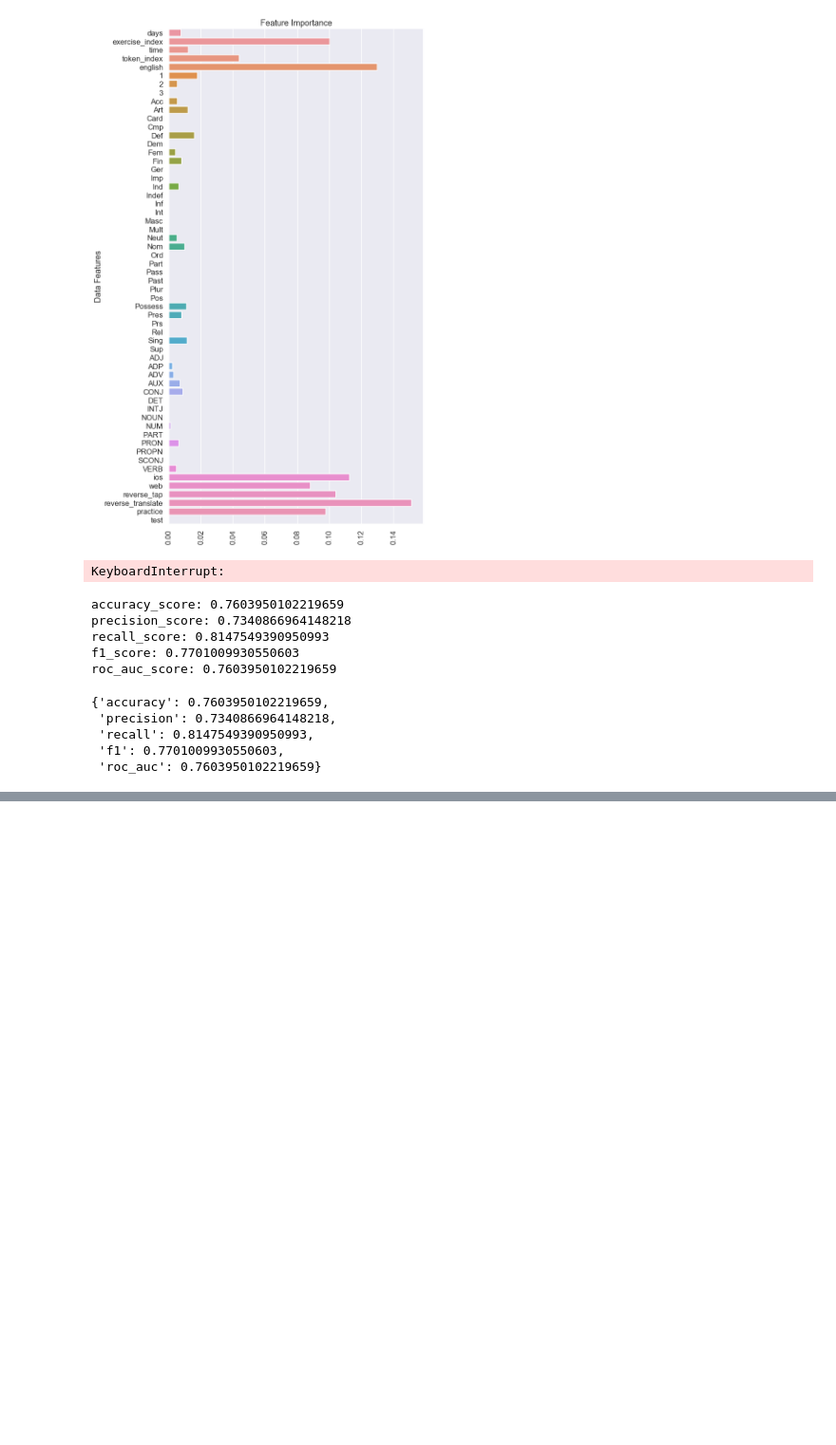
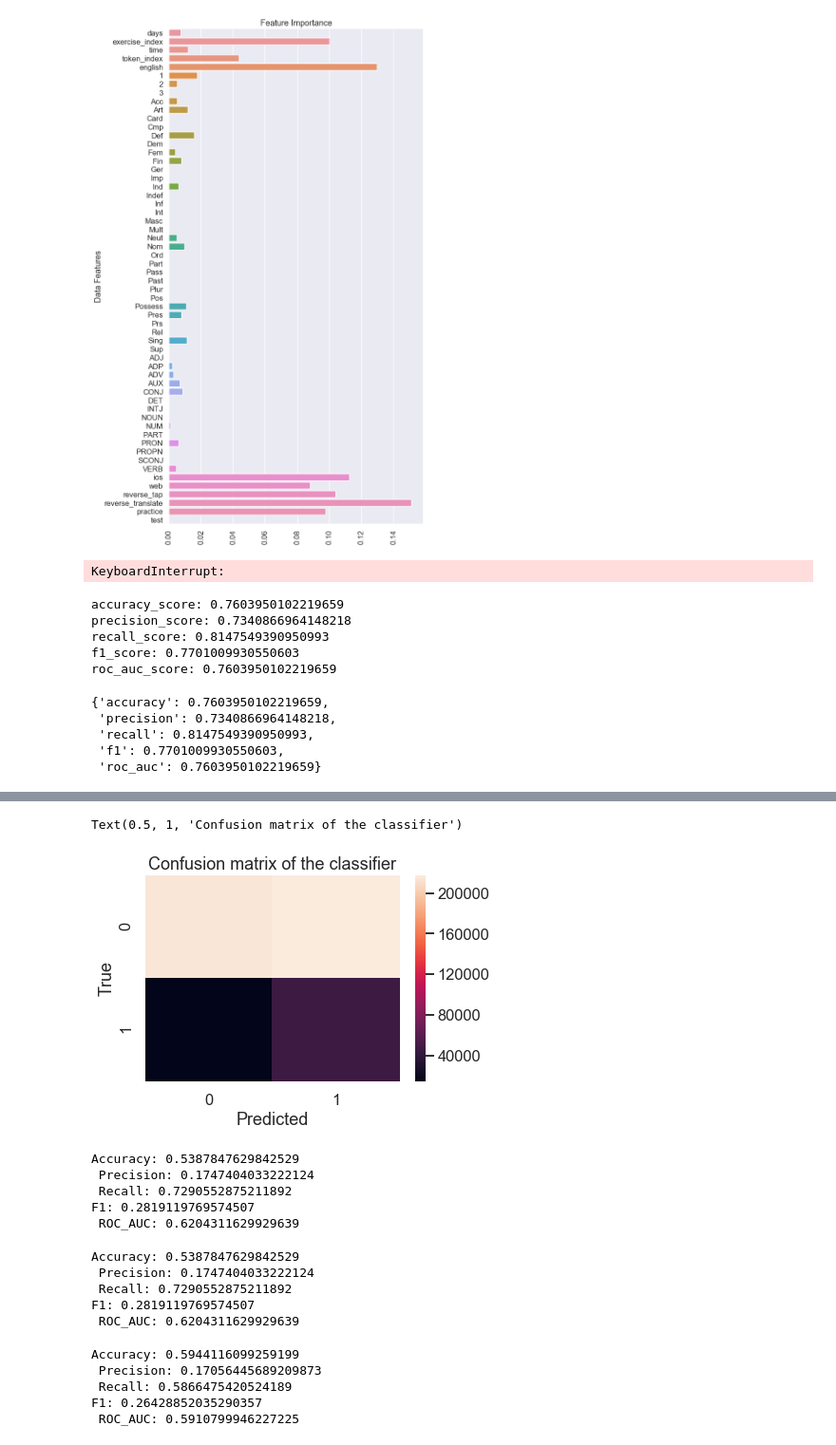
Before and after one commit to k-christensen/en_es_duo_SLAM, a Jupyter notebook: data_processing.ipynb, the cells around one changed output, grey strips where cells are left out. Shown at 95% size. Drawn from its saved outputs; the diff is of its cells as text; code cells hidden in the pictures; blank space fills up the shorter version.

```diff
--- a/data_processing.ipynb
+++ b/data_processing.ipynb
@@ -2341,0 +2522,59 @@ fit_model_and_print_metrics(stk_indices_test, X_te, y_te, forest, print_metrics=
+# %%
+y_preds = forest.predict(X_test)
+labels = [0, 1]
+cm = confusion_matrix(y_test, y_preds, labels)
+ax = sns.heatmap(cm)
+plt.xlabel('Predicted')
+plt.ylabel('True')
+plt.title('Confusion matrix of the classifier')
+# %% [output]
+Text(0.5, 1, 'Confusion matrix of the classifier')
+[figure, added]
+# %%
+comp_nb = ComplementNB()
+comp_nb.fit(X_train_res_not_scaled, y_train_res_not_scaled)
+y_pred_comp = comp_nb.predict(X_test)
+
+print("Accuracy: {}\n Precision: {}\n Recall: {}\nF1: {}\n ROC_AUC: {}" .format(accuracy_score(y_test, y_pred),
+precision_score(y_test, y_pred),
+recall_score(y_test, y_pred),
+f1_score(y_test, y_pred),
+roc_auc_score(y_test, y_pred)))
+# %% [output]
+Accuracy: 0.5387847629842529
+ Precision: 0.1747404033222124
+ Recall: 0.7290552875211892
+F1: 0.2819119769574507
+ ROC_AUC: 0.6204311629929639
+# %%
+comp_nb = ComplementNB(alpha=0.1)
+comp_nb.fit(X_train_res_not_scaled, y_train_res_not_scaled)
+y_pred = comp_nb.predict(X_test)
+
+print("Accuracy: {}\n Precision: {}\n Recall: {}\nF1: {}\n ROC_AUC: {}" .format(accuracy_score(y_test, y_pred),
+precision_score(y_test, y_pred),
+recall_score(y_test, y_pred),
+f1_score(y_test, y_pred),
+roc_auc_score(y_test, y_pred)))
+# %% [output]
+Accuracy: 0.5387847629842529
+ Precision: 0.1747404033222124
+ Recall: 0.7290552875211892
+F1: 0.2819119769574507
+ ROC_AUC: 0.6204311629929639
+# %%
+bern_nb = BernoulliNB()
+bern_nb.fit(X_train_res_not_scaled, y_train_res_not_scaled)
+y_pred = bern_nb.predict(X_test)
+
+print("Accuracy: {}\n Precision: {}\n Recall: {}\nF1: {}\n ROC_AUC: {}" .format(accuracy_score(y_test, y_pred),
+precision_score(y_test, y_pred),
+recall_score(y_test, y_pred),
+f1_score(y_test, y_pred),
+roc_auc_score(y_test, y_pred)))
+# %% [output]
+Accuracy: 0.5944116099259199
+ Precision: 0.17056445689209873
+ Recall: 0.5866475420524189
+F1: 0.26428852035290357
+ ROC_AUC: 0.5910799946227225
```
Also changed, not shown: parts of 35 cells of this notebook, 3 other files.
